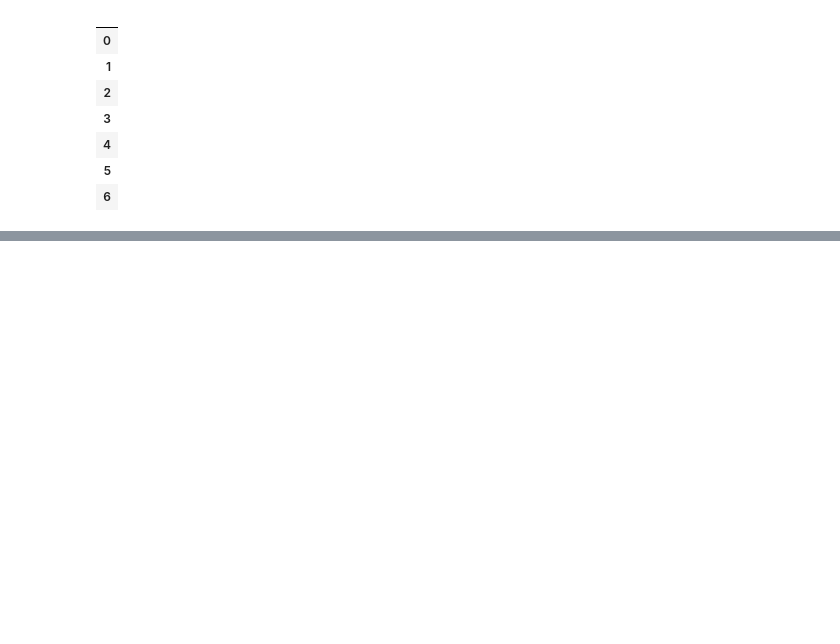
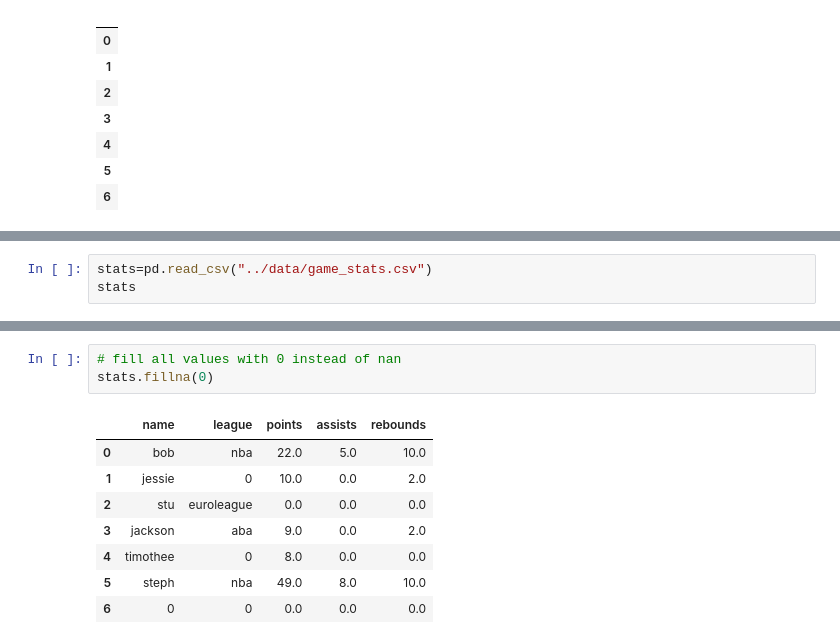
Before and after one commit to the-javascript-jedi/python-projects, a Jupyter notebook: colt-steele/data-analysis-visualization/s_11_working_with_types_na_values/s_2_casting_to_numeric.ipynb, the cells around one changed output, grey strips where cells are left out. Cells and saved outputs as stored; diff of their text form; blank space fills up the shorter version.

Commit message:
added fillna

```diff
--- a/colt-steele/data-analysis-visualization/s_11_working_with_types_na_values/s_2_casting_to_numeric.ipynb
+++ b/colt-steele/data-analysis-visualization/s_11_working_with_types_na_values/s_2_casting_to_numeric.ipynb
@@ -195,0 +198,3 @@ stats.dropna(axis=1)
+# %%
+stats=pd.read_csv("../data/game_stats.csv")
+stats
@@ -195,0 +210,12 @@ stats.dropna(axis=1)
+# %%
+# fill all values with 0 instead of nan
+stats.fillna(0)
+# %% [output]
+|  | name | league | points | assists | rebounds |
+| 0 | bob | nba | 22.0 | 5.0 | 10.0 |
+| 1 | jessie | 0 | 10.0 | 0.0 | 2.0 |
+| 2 | stu | euroleague | 0.0 | 0.0 | 0.0 |
+| 3 | jackson | aba | 9.0 | 0.0 | 2.0 |
+| 4 | timothee | 0 | 8.0 | 0.0 | 0.0 |
+| 5 | steph | nba | 49.0 | 8.0 | 10.0 |
+| 6 | 0 | 0 | 0.0 | 0.0 | 0.0 |
```
Also changed, not shown: parts of 7 cells of this notebook.
